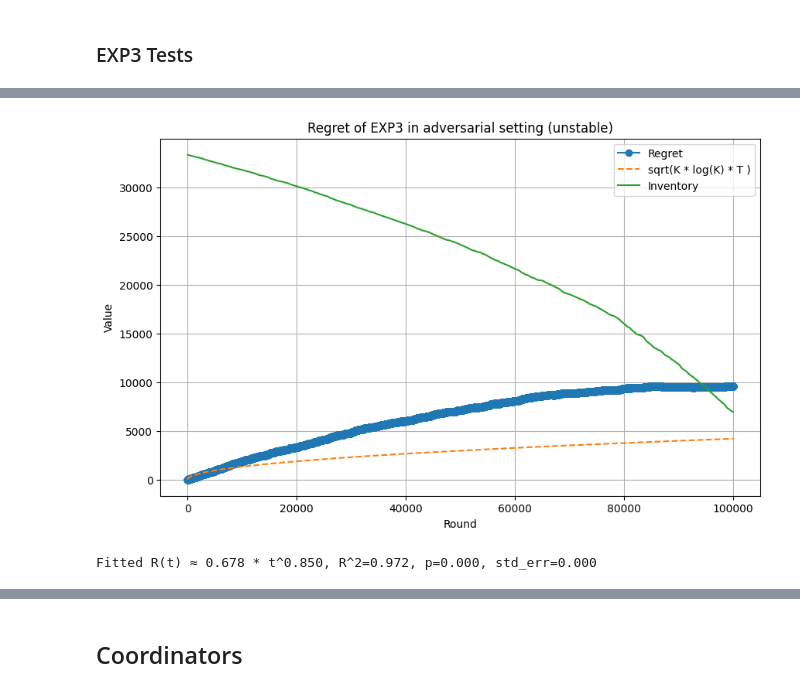
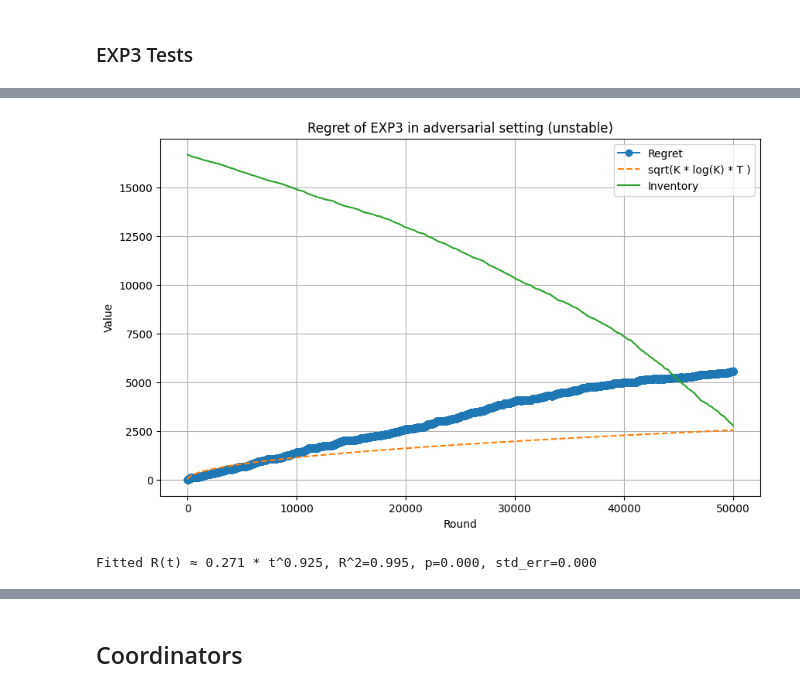
Before and after one commit to alessandrom10/Online_Learning_Applications_Project, a Jupyter notebook: Req_3/req3.ipynb, the cells around one changed output, grey strips where cells are left out. Saved outputs shown, nothing was run; the diff lists cells and outputs as text; code cells hidden in the pictures.

```diff
--- a/Req_3/req3.ipynb
+++ b/Req_3/req3.ipynb
@@ -292,24 +297,3 @@ class EXP3Agent(Agent):
-# %%
-def sublinearity_check(regret, t_values, plot_r_over_t=False):
-    if plot_r_over_t:
-        r_over_t = regret / t_values
-        plt.figure(figsize=(10, 6))
-        plt.plot(t_values, r_over_t, marker='o', label='R(t) / t')
-        plt.axvline(x=t_values[last_sale], color='r', linestyle='--', label='Last Sale')
-        plt.xlabel('Round')
-        plt.ylabel('Value')
-        plt.title('Regret of UCB1 in stochastic setting')
-        plt.legend()
-        plt.grid(True)
-        plt.show()
-
-
-    # fit log-log: log R = log C + alpha * log t
-    mask = (regret > 0) & (t_values > 0)
-    alpha, intercept, r_val, p_val, std_err = stats.linregress(np.log(t_values[mask]), np.log(regret[mask]))
-    C = np.exp(intercept)
-
-    print(f"Fitted R(t) ≈ {C:.3g} * t^{alpha:.3f}, R^2={r_val**2:.3f}, p={p_val:.3f}, std_err={std_err:.3f}")
 # %% [markdown]
 ### UCB1 Tests
 # %%
@@ -452,12 +434,12 @@ Fitted R(t) ≈ 0.328 * t^0.995, R^2=0.998, p=0.000, std_err=0.001
 # %%
 # Initialize variables
-T = 100_000
+T = 50_000
 B = int(T/3)
 log_inventory = np.zeros(T, dtype=int)
 agent = EXP3Agent(T)
-env = AdversarialEnvironment(cost = 5, step = int(T/1000), T = T, K = 1)
+env = AdversarialEnvironment(cost = 5, step = int(T/500), T = T, K = 1)
 
-# Store rewards and optimal rewards
+# Store rewards
 rewards = []
 
 # Simulate rounds
@@ -465,33 +447,33 @@ for i in range(T):
     p = agent.pull_arm(B)
     r = env.round(p)
     if r > 0:
         B -= 1
 
     log_inventory[i] = B
     rewards.append(r)
     agent.update(r)
 
 # Calculate regret
-regret, last_sale = agent.compute_regret_B(env, B=log_inventory[0], adversarial=False)
+regret = compute_regret(env=env, B=log_inventory[0], T=T, rewards=rewards)
 
 # Calculate sqrt(K * log(K) * T )
 t_values = np.arange(1, T + 1)
 K = int(1 /( T ** (-1/3)))
 bound = np.sqrt(K * np.log(K) * t_values)
 
 # Plot regret graph
 plt.figure(figsize=(10, 6))
 plt.plot(t_values, regret, marker='o', label='Regret')
 plt.plot(t_values, bound, label='sqrt(K * log(K) * T )', linestyle='--')
 plt.plot(t_values, log_inventory, label='Inventory')
 plt.xlabel('Round')
 plt.ylabel('Value')
 plt.title('Regret of EXP3 in adversarial setting (unstable)')
 plt.legend()
 plt.grid(True)
 plt.show()
 
 sublinearity_check(regret, t_values)
 # %% [output]
-[figure, old version]
+[figure, new version]
-Fitted R(t) ≈ 0.678 * t^0.850, R^2=0.972, p=0.000, std_err=0.000
+Fitted R(t) ≈ 0.271 * t^0.925, R^2=0.995, p=0.000, std_err=0.000
```
Also changed, not shown: parts of 27 cells of this notebook.
